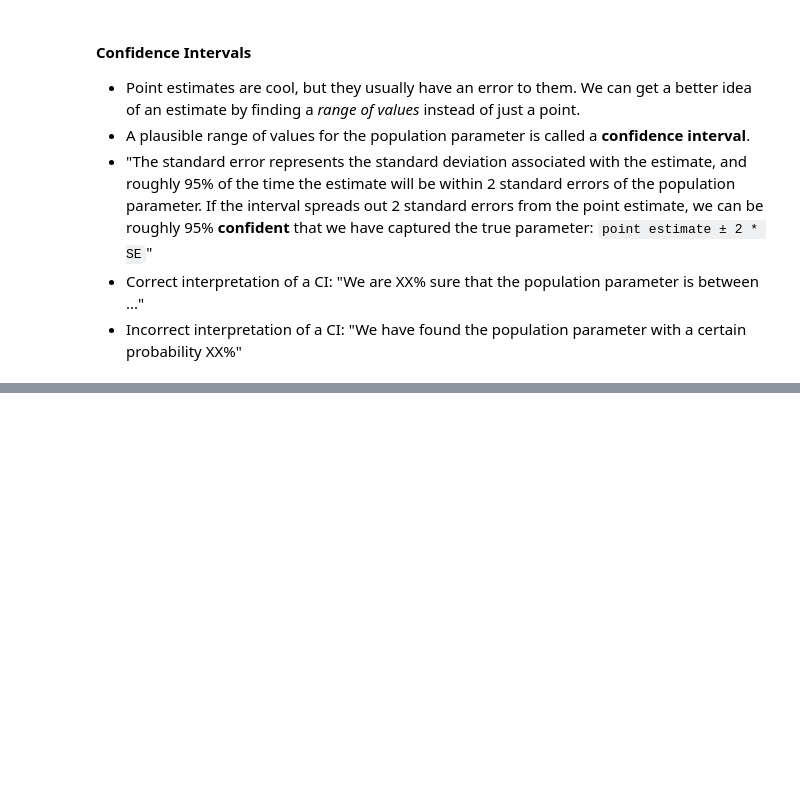
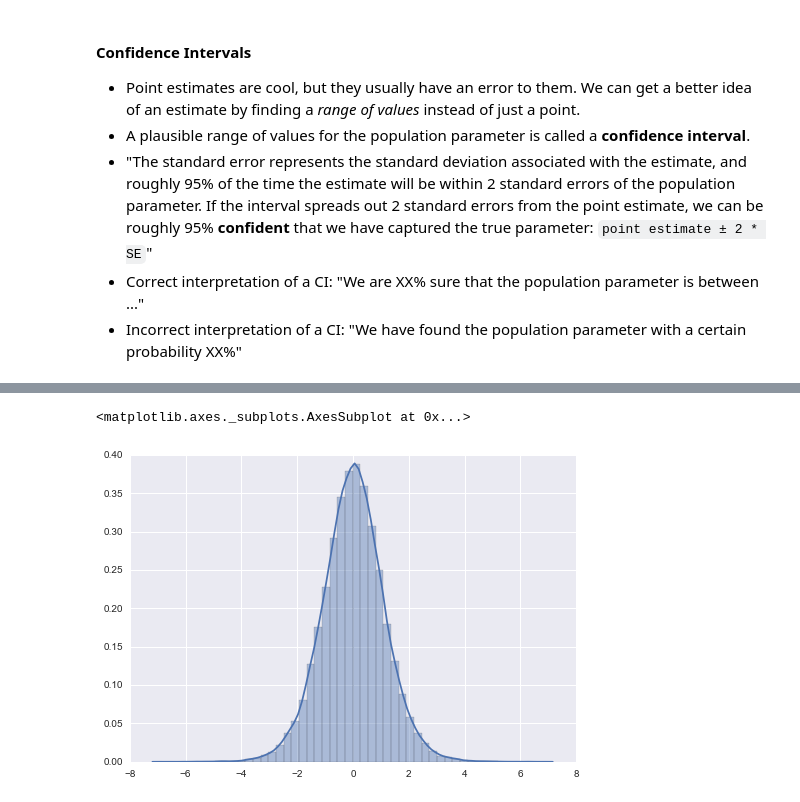
Before and after one commit to rodneykeeling/education-notes, a Jupyter notebook: OpenIntro Statistics Notes.ipynb, the cells around one changed output, grey strips where cells are left out. Cells and saved outputs as stored; diff of their text form; code cells hidden in the pictures; blank space fills up the shorter version.

```diff
--- a/OpenIntro Statistics Notes.ipynb
+++ b/OpenIntro Statistics Notes.ipynb
@@ -195,0 +221,7 @@ sns.distplot(x)
+# %%
+# t Distribution
+x = np.random.standard_t(10, size=100000)
+sns.distplot(x)
+# %% [output]
+<matplotlib.axes._subplots.AxesSubplot at 0x...>
+[figure, added]
```
Also changed, not shown: parts of 10 cells of this notebook.
